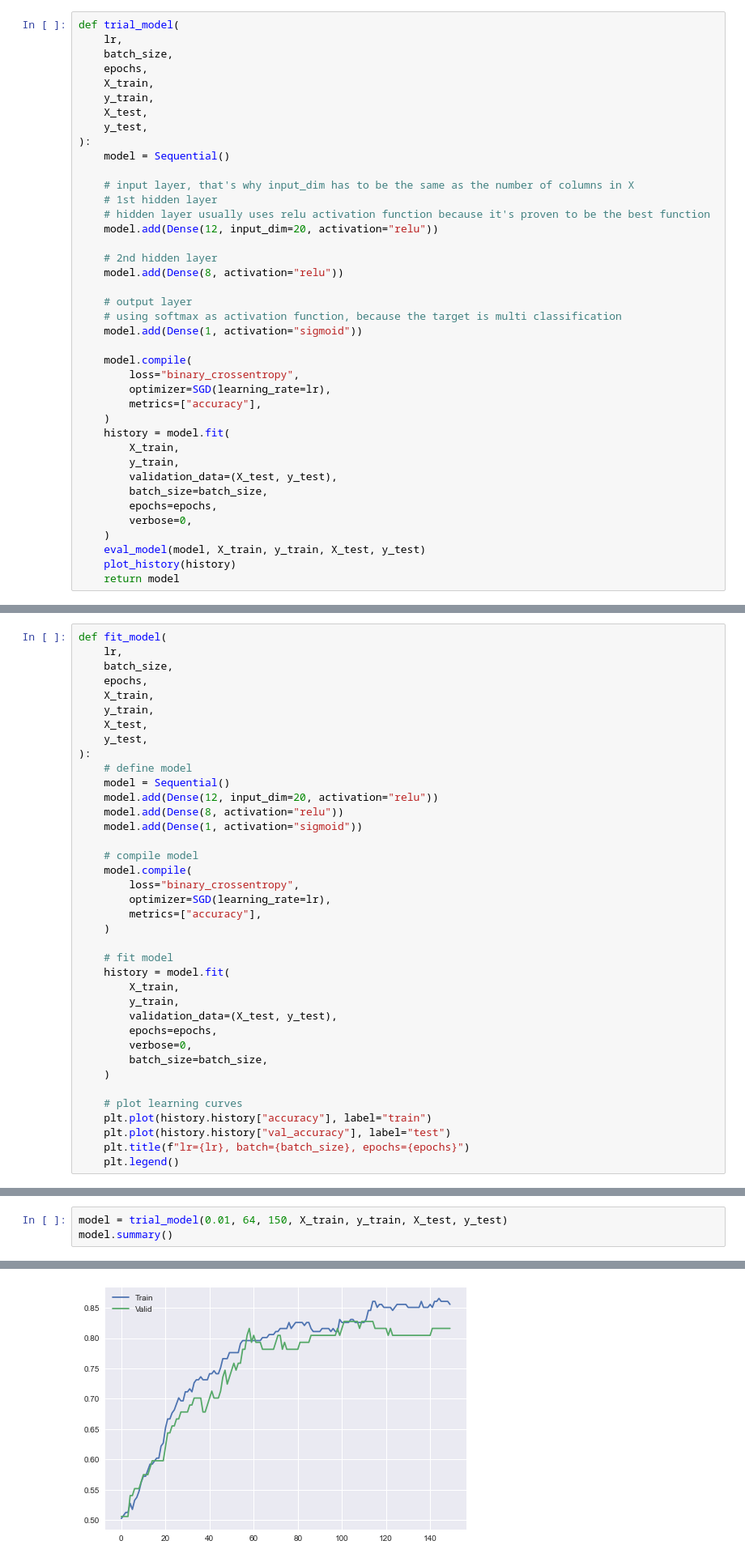
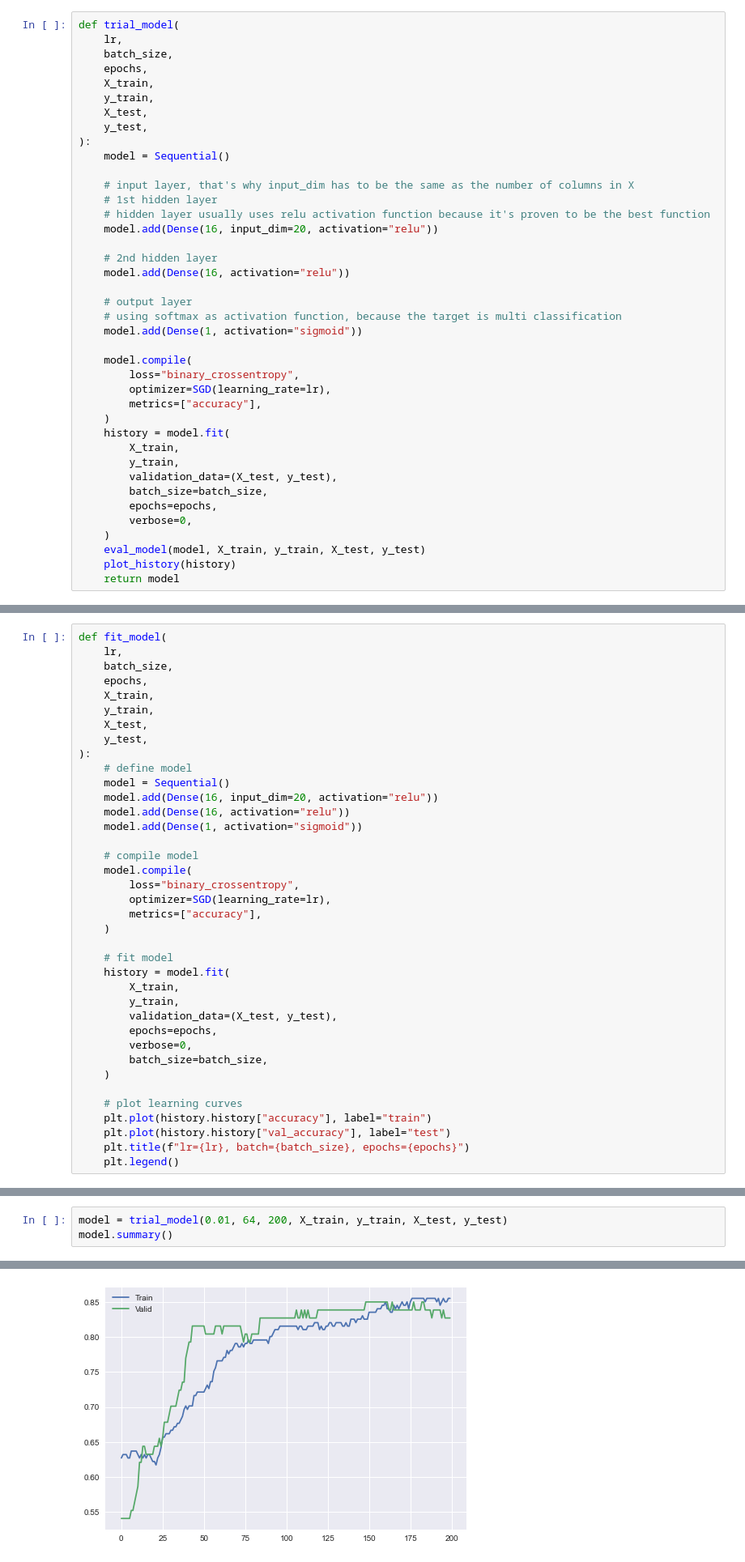
Before and after one commit to edutjie/Deep-Learning-Indonesia.AI, a Jupyter notebook: assignments/EduardusTjitrahardja_A1_batch18.ipynb, the cells around one changed output, grey strips where cells are left out. Shown at 81% size. Drawn from its saved outputs; the diff is of its cells as text.

```diff
--- a/assignments/EduardusTjitrahardja_A1_batch18.ipynb
+++ b/assignments/EduardusTjitrahardja_A1_batch18.ipynb
@@ -423,10 +423,10 @@ def trial_model(
     # input layer, that's why input_dim has to be the same as the number of columns in X
     # 1st hidden layer
     # hidden layer usually uses relu activation function because it's proven to be the best function
-    model.add(Dense(12, input_dim=20, activation="relu"))
+    model.add(Dense(16, input_dim=20, activation="relu"))
 
     # 2nd hidden layer
-    model.add(Dense(8, activation="relu"))
+    model.add(Dense(16, activation="relu"))
 
     # output layer
     # using softmax as activation function, because the target is multi classification
@@ -493,8 +493,8 @@ def fit_model(
 ):
     # define model
     model = Sequential()
-    model.add(Dense(12, input_dim=20, activation="relu"))
-    model.add(Dense(8, activation="relu"))
+    model.add(Dense(16, input_dim=20, activation="relu"))
+    model.add(Dense(16, activation="relu"))
     model.add(Dense(1, activation="sigmoid"))
 
     # compile model
@@ -588,6 +588,6 @@ plt.show()
 # %% [markdown]
 ## Defining Final Model
 # %%
-model = trial_model(0.01, 64, 150, X_train, y_train, X_test, y_test)
+model = trial_model(0.01, 64, 200, X_train, y_train, X_test, y_test)
 model.summary()
 # %% [output]
@@ -595 +595 @@ Train: 0.861, Test: 0.816
-[figure, old version]
+[figure, new version]
```
Also changed, not shown: parts of 9 cells of this notebook.
